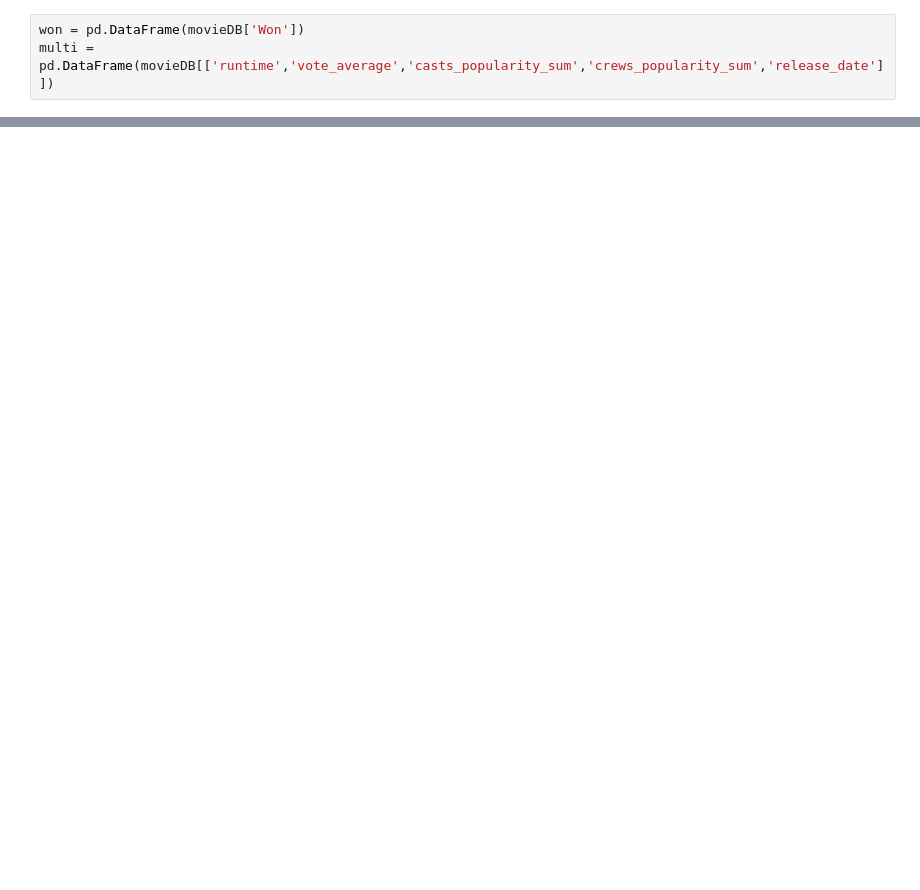
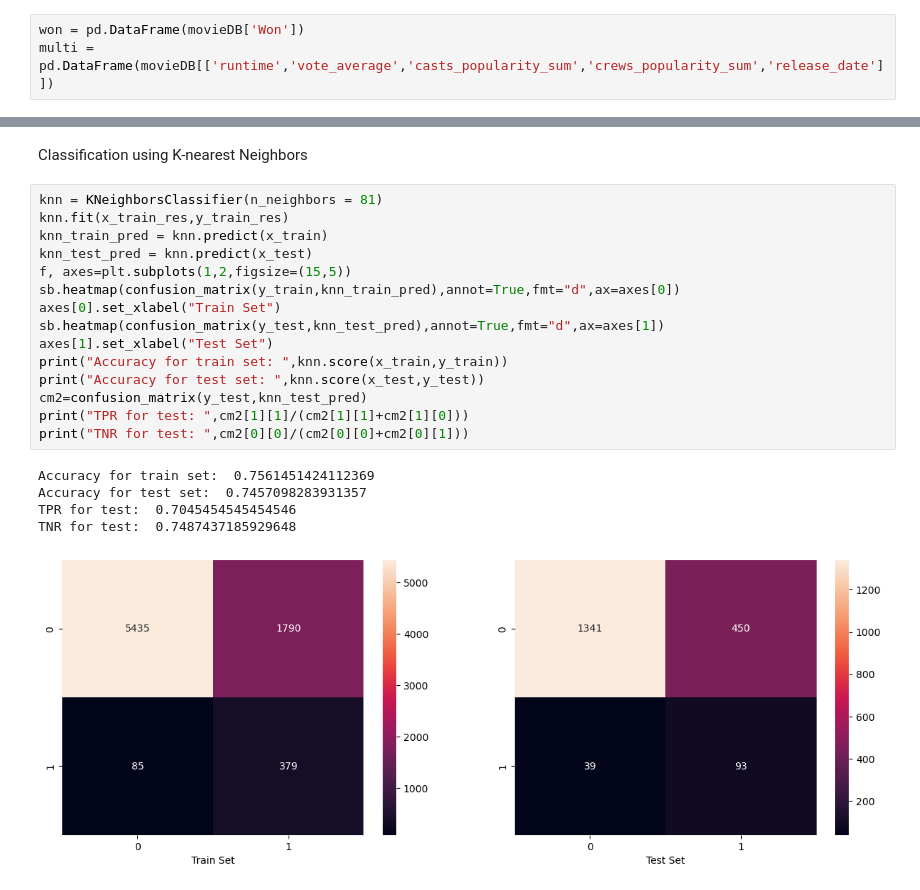
Before and after one commit to notsuspiciousindividual/SC1015_Project, a Jupyter notebook: resampling.ipynb, the cells around one changed output, grey strips where cells are left out. Drawn from its saved outputs; the diff is of its cells as text; blank space fills up the shorter version.

```diff
--- a/resampling.ipynb
+++ b/resampling.ipynb
@@ -58,0 +82,23 @@ sb.heatmap(confusion_matrix(y_test,test_pred),annot=True,fmt="d",ax=axes[1])
+# %% [markdown]
+Classification using K-nearest Neighbors
+# %%
+knn = KNeighborsClassifier(n_neighbors = 81)
+knn.fit(x_train_res,y_train_res)
+knn_train_pred = knn.predict(x_train)
+knn_test_pred = knn.predict(x_test)
+f, axes=plt.subplots(1,2,figsize=(15,5))
+sb.heatmap(confusion_matrix(y_train,knn_train_pred),annot=True,fmt="d",ax=axes[0])
+axes[0].set_xlabel("Train Set")
+sb.heatmap(confusion_matrix(y_test,knn_test_pred),annot=True,fmt="d",ax=axes[1])
+axes[1].set_xlabel("Test Set")
+print("Accuracy for train set: ",knn.score(x_train,y_train))
+print("Accuracy for test set: ",knn.score(x_test,y_test))
+cm2=confusion_matrix(y_test,knn_test_pred)
+print("TPR for test: ",cm2[1][1]/(cm2[1][1]+cm2[1][0]))
+print("TNR for test: ",cm2[0][0]/(cm2[0][0]+cm2[0][1]))
+# %% [output]
+Accuracy for train set:  0.7561451424112369
+Accuracy for test set:  0.7457098283931357
+TPR for test:  0.7045454545454546
+TNR for test:  0.7487437185929648
+[figure, added]
```
Also changed, not shown: parts of 17 cells of this notebook.
